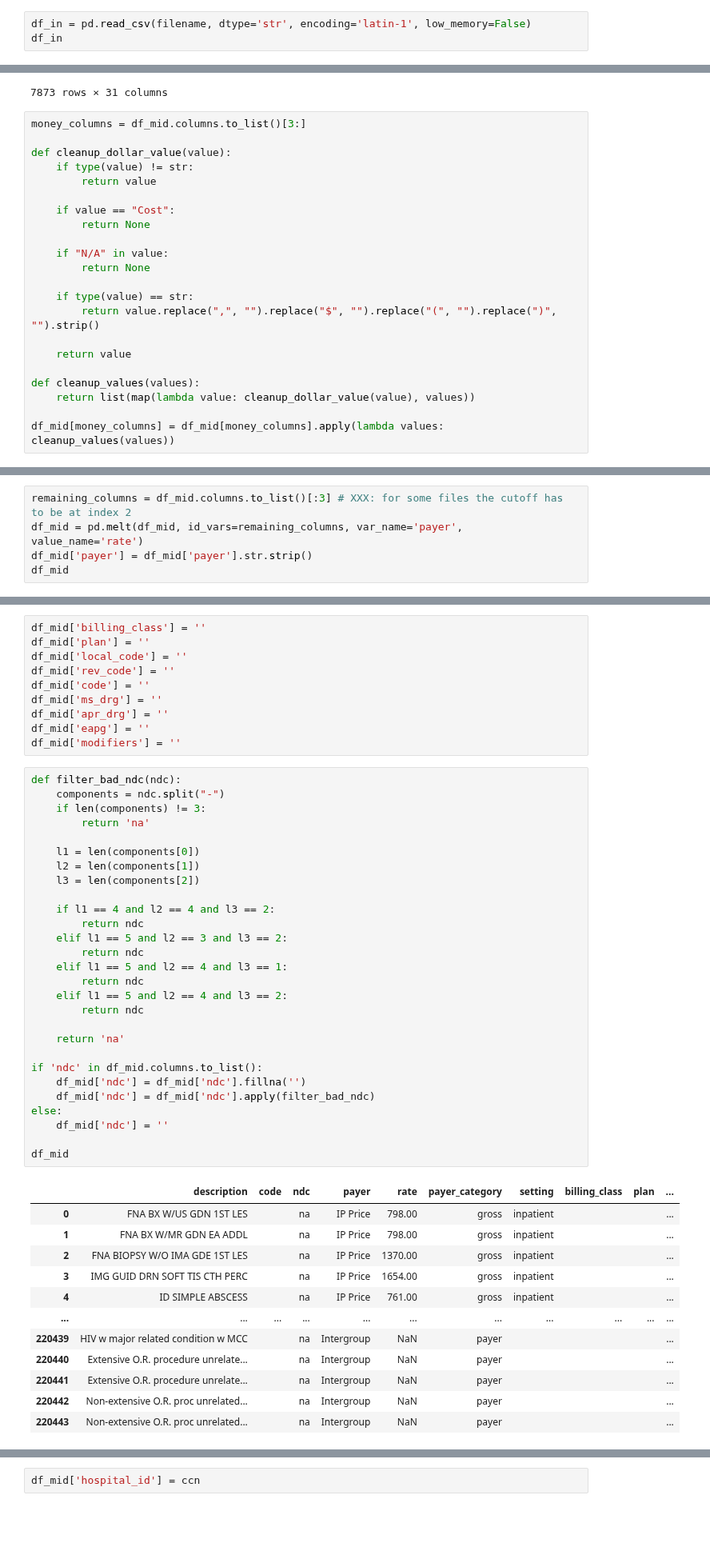
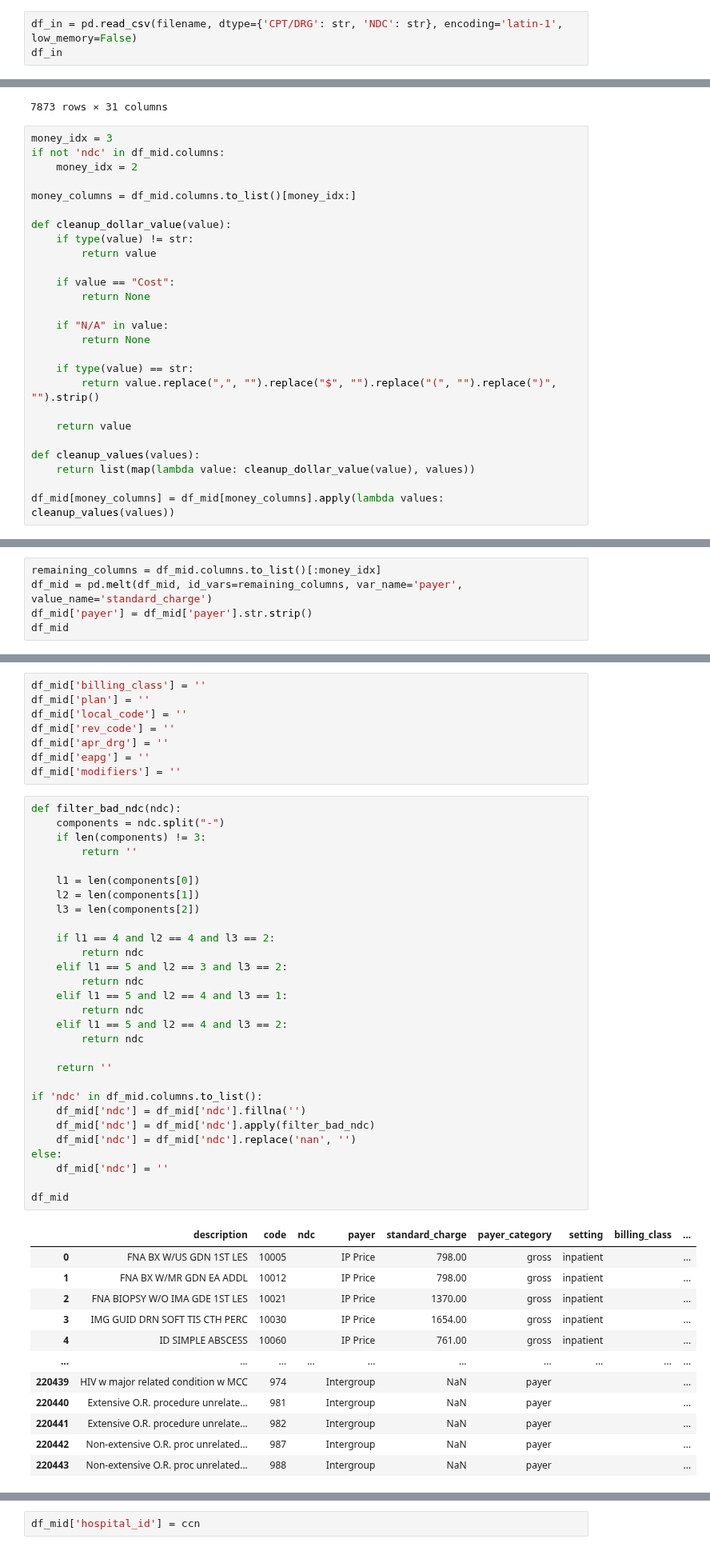
Before and after one commit to rl1987/dolthub-bounty-transparency-in-pricing, a Jupyter notebook: UPMC.ipynb, the cells around one changed output, grey strips where cells are left out. Shown at 80% size. Saved outputs shown, nothing was run; the diff lists cells and outputs as text; blank space fills up the shorter version.

```diff
--- a/UPMC.ipynb
+++ b/UPMC.ipynb
@@ -44,7 +42,7 @@ subprocess.run(["wget", "--no-clobber", url, "-O", filename])
 File ‘274814831_upmc-east_standardcharges.csv’ already there; not retrieving.
 CompletedProcess(args=['wget', '--no-clobber', 'https://dam.upmc.com/-/media/upmc/locations/hospitals/documents/cdm-json-files/274814831_upmc-east_standardcharges.csv', '-O', '274814831_upmc-east_stan ...
 # %%
-df_in = pd.read_csv(filename, dtype='str', encoding='latin-1', low_memory=False)
+df_in = pd.read_csv(filename, dtype={'CPT/DRG': str, 'NDC': str}, encoding='latin-1', low_memory=False)
 df_in
 # %% [output]
 |  | Hospital | Description | CPT/DRG | NDC | IP Price | OP Price | IP Cash Price | OP Cash Price | Min Rate | ... |
@@ -84,7 +82,11 @@ df_mid
 | 7872 | Non-extensive O.R. proc unrelated... | 988 | NaN | $93,809.13 | NaN | $75,047.30 | NaN | $9,846.94 | $37,523.65 | ... |
 7873 rows × 31 columns
 # %%
-money_columns = df_mid.columns.to_list()[3:]
+money_idx = 3
+if not 'ndc' in df_mid.columns:
+    money_idx = 2
+
+money_columns = df_mid.columns.to_list()[money_idx:]
 
 def cleanup_dollar_value(value):
     if type(value) != str:
@@ -126,8 +128,8 @@ money_columns
  'Cigna Comm',
  'Intergroup']
 # %%
-remaining_columns = df_mid.columns.to_list()[:3] # XXX: for some files the cutoff has to be at index 2
-df_mid = pd.melt(df_mid, id_vars=remaining_columns, var_name='payer', value_name='rate')
+remaining_columns = df_mid.columns.to_list()[:money_idx]
+df_mid = pd.melt(df_mid, id_vars=remaining_columns, var_name='payer', value_name='standard_charge')
 df_mid['payer'] = df_mid['payer'].str.strip()
 df_mid
 # %% [output]
@@ -202,49 +204,48 @@ df_mid['billing_class'] = ''
 df_mid['plan'] = ''
 df_mid['local_code'] = ''
 df_mid['rev_code'] = ''
-df_mid['code'] = ''
-df_mid['ms_drg'] = ''
 df_mid['apr_drg'] = ''
 df_mid['eapg'] = ''
 df_mid['modifiers'] = ''
 # %%
 def filter_bad_ndc(ndc):
     components = ndc.split("-")
     if len(components) != 3:
-        return 'na'
+        return ''
 
     l1 = len(components[0])
     l2 = len(components[1])
     l3 = len(components[2])
 
     if l1 == 4 and l2 == 4 and l3 == 2:
         return ndc
     elif l1 == 5 and l2 == 3 and l3 == 2:
         return ndc
     elif l1 == 5 and l2 == 4 and l3 == 1:
         return ndc
     elif l1 == 5 and l2 == 4 and l3 == 2:
         return ndc
 
-    return 'na'
+    return ''
 
 if 'ndc' in df_mid.columns.to_list():
     df_mid['ndc'] = df_mid['ndc'].fillna('')
     df_mid['ndc'] = df_mid['ndc'].apply(filter_bad_ndc)
+    df_mid['ndc'] = df_mid['ndc'].replace('nan', '')
 else:
     df_mid['ndc'] = ''
 
 df_mid
 # %% [output]
-|  | description | code | ndc | payer | rate | payer_category | setting | billing_class | plan | ... |
-| 0 | FNA BX W/US GDN 1ST LES |  | na | IP Price | 798.00 | gross | inpatient |  |  | ... |
-| 1 | FNA BX W/MR GDN EA ADDL |  | na | IP Price | 798.00 | gross | inpatient |  |  | ... |
-| 2 | FNA BIOPSY W/O IMA GDE 1ST LES |  | na | IP Price | 1370.00 | gross | inpatient |  |  | ... |
-| 3 | IMG GUID DRN SOFT TIS CTH PERC |  | na | IP Price | 1654.00 | gross | inpatient |  |  | ... |
-| 4 | ID SIMPLE ABSCESS |  | na | IP Price | 761.00 | gross | inpatient |  |  | ... |
-| ... | ... | ... | ... | ... | ... | ... | ... | ... | ... | ... |
-| 220439 | HIV w major related condition w MCC |  | na | Intergroup | NaN | payer |  |  |  | ... |
-| 220440 | Extensive O.R. procedure unrelate... |  | na | Intergroup | NaN | payer |  |  |  | ... |
-| 220441 | Extensive O.R. procedure unrelate... |  | na | Intergroup | NaN | payer |  |  |  | ... |
-| 220442 | Non-extensive O.R. proc unrelated... |  | na | Intergroup | NaN | payer |  |  |  | ... |
-| 220443 | Non-extensive O.R. proc unrelated... |  | na | Intergroup | NaN | payer |  |  |  | ... |
+|  | description | code | ndc | payer | standard_charge | payer_category | setting | billing_class | ... |
+| 0 | FNA BX W/US GDN 1ST LES | 10005 |  | IP Price | 798.00 | gross | inpatient |  | ... |
+| 1 | FNA BX W/MR GDN EA ADDL | 10012 |  | IP Price | 798.00 | gross | inpatient |  | ... |
+| 2 | FNA BIOPSY W/O IMA GDE 1ST LES | 10021 |  | IP Price | 1370.00 | gross | inpatient |  | ... |
+| 3 | IMG GUID DRN SOFT TIS CTH PERC | 10030 |  | IP Price | 1654.00 | gross | inpatient |  | ... |
+| 4 | ID SIMPLE ABSCESS | 10060 |  | IP Price | 761.00 | gross | inpatient |  | ... |
+| ... | ... | ... | ... | ... | ... | ... | ... | ... | ... |
+| 220439 | HIV w major related condition w MCC | 974 |  | Intergroup | NaN | payer |  |  | ... |
+| 220440 | Extensive O.R. procedure unrelate... | 981 |  | Intergroup | NaN | payer |  |  | ... |
+| 220441 | Extensive O.R. procedure unrelate... | 982 |  | Intergroup | NaN | payer |  |  | ... |
+| 220442 | Non-extensive O.R. proc unrelated... | 987 |  | Intergroup | NaN | payer |  |  | ... |
+| 220443 | Non-extensive O.R. proc unrelated... | 988 |  | Intergroup | NaN | payer |  |  | ... |
```
Also changed, not shown: parts of 10 cells of this notebook.
